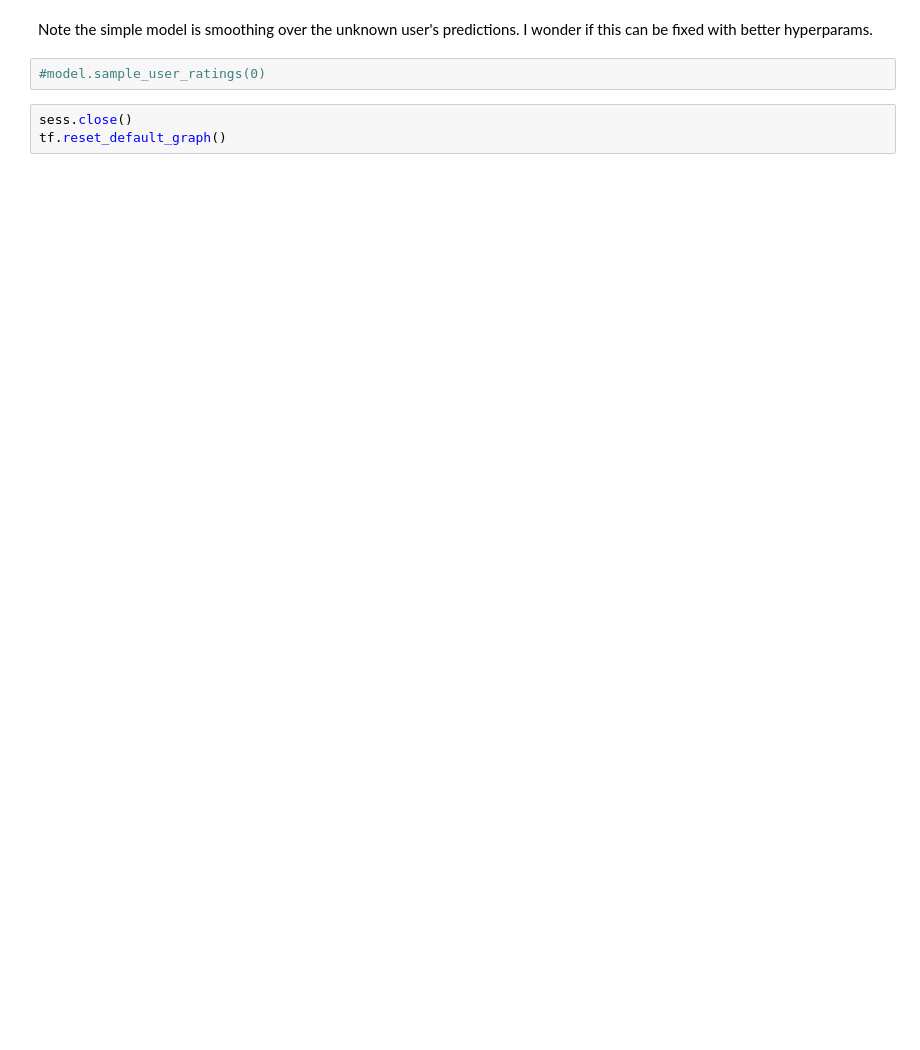
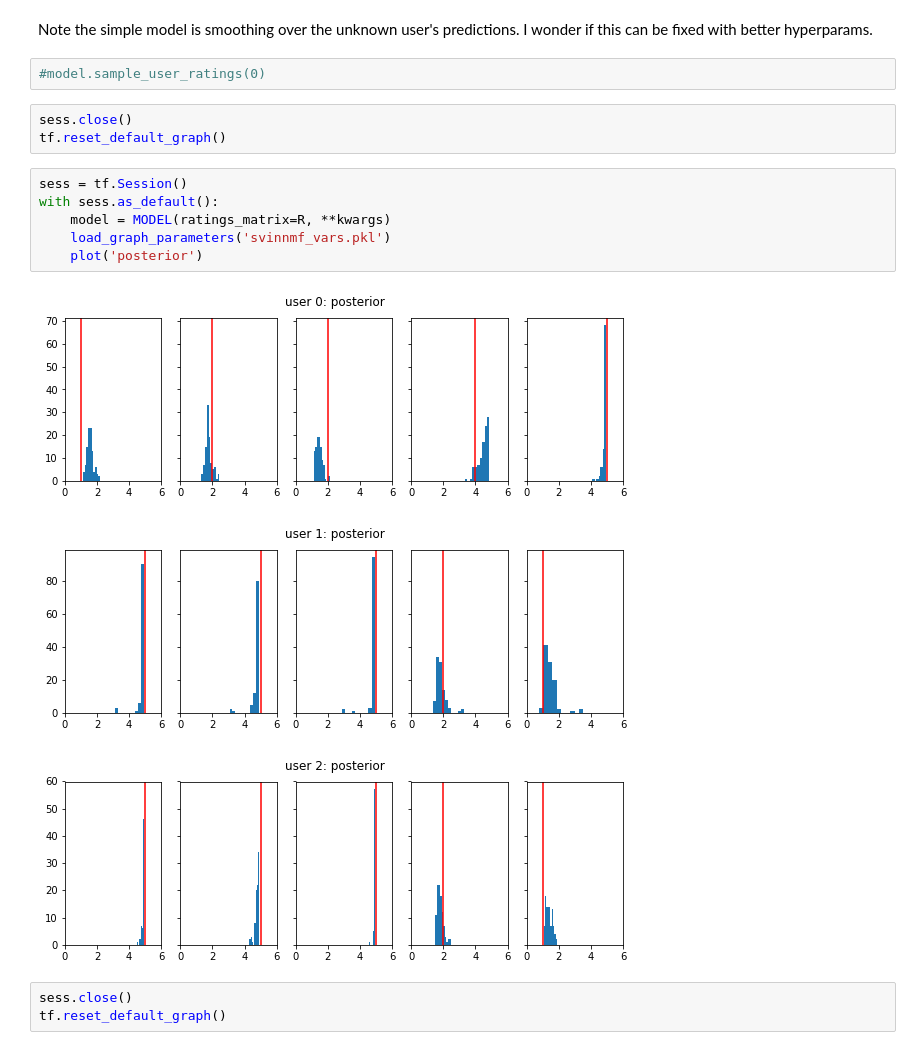
Before and after one commit to esdu/csc2541_project, a Jupyter notebook: models/nnmf_svi_eddie_demo_big.ipynb, the cells around one changed output. Drawn from its saved outputs; the diff is of its cells as text; blank space fills up the shorter version.

```diff
--- a/models/nnmf_svi_eddie_demo_big.ipynb
+++ b/models/nnmf_svi_eddie_demo_big.ipynb
@@ -133,3 +139,16 @@ Note the simple model is smoothing over the unknown user's predictions. I wonder
 # %%
 sess.close()
 tf.reset_default_graph()
+# %%
+sess = tf.Session()
+with sess.as_default():
+    model = MODEL(ratings_matrix=R, **kwargs)
+    load_graph_parameters('svinnmf_vars.pkl')
+    plot('posterior')
+# %% [output]
+[figure, added]
+[figure, added]
+[figure, added]
+# %%
+sess.close()
+tf.reset_default_graph()
```
Also changed, not shown: parts of 2 cells of this notebook, 1 other file.
